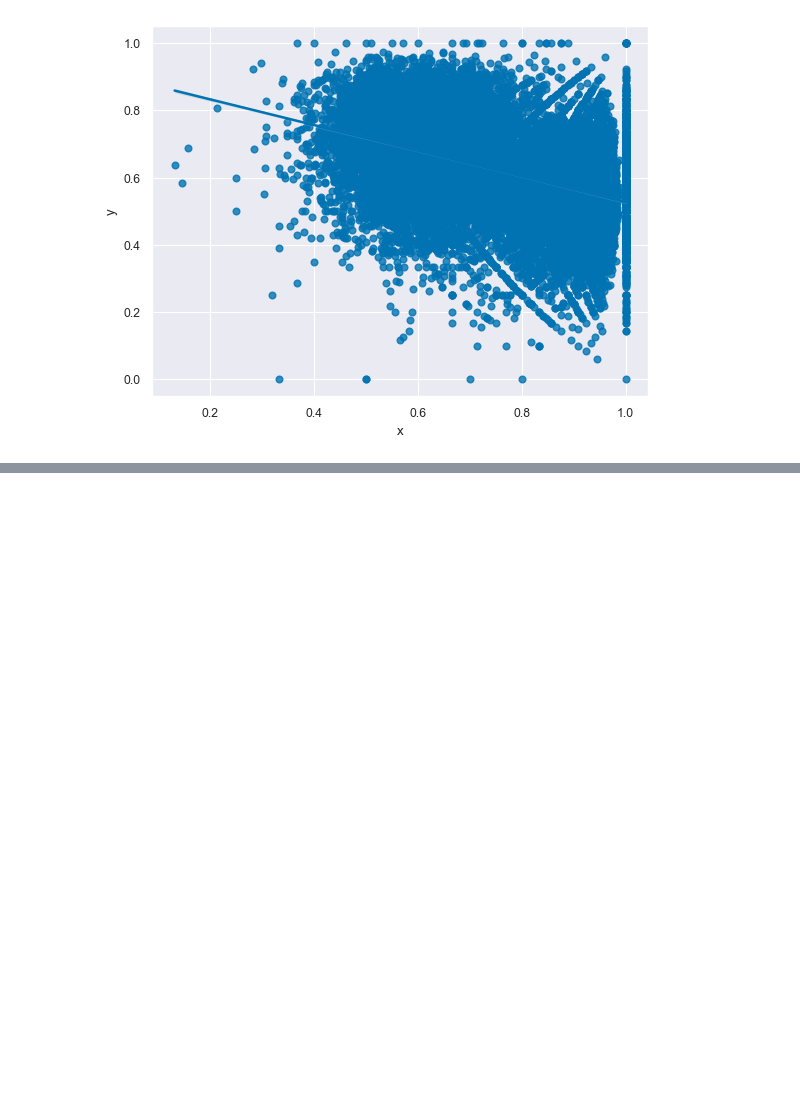
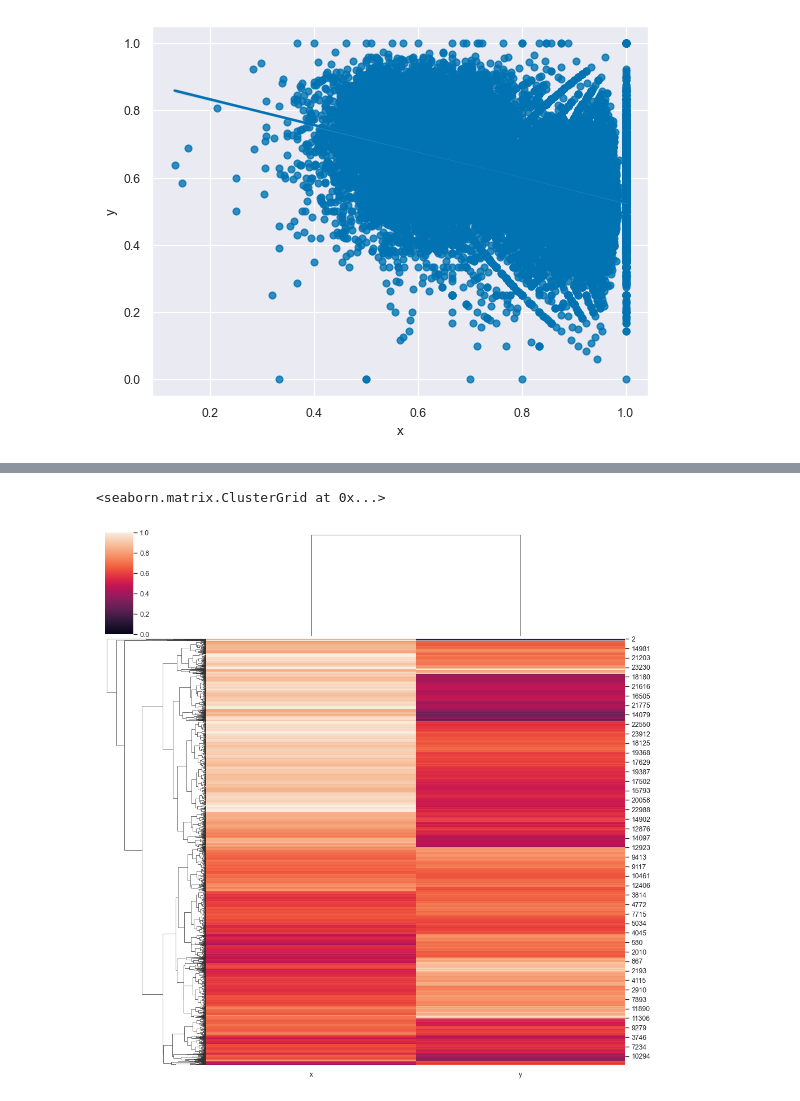
Before and after one commit to Tokarak/tennis_kc, a Jupyter notebook: analysis.ipynb, the cells around one changed output, grey strips where cells are left out. Saved outputs shown, nothing was run; the diff lists cells and outputs as text; code cells hidden in the pictures; blank space fills up the shorter version.

```diff
--- a/analysis.ipynb
+++ b/analysis.ipynb
@@ -78,0 +84,5 @@ sns.regplot(x=df['x'], y=df['y'])
+# %%
+sns.clustermap(df[["x", "y"]])
+# %% [output]
+<seaborn.matrix.ClusterGrid at 0x...>
+[figure, added]
```
Also changed, not shown: parts of 3 cells of this notebook.
